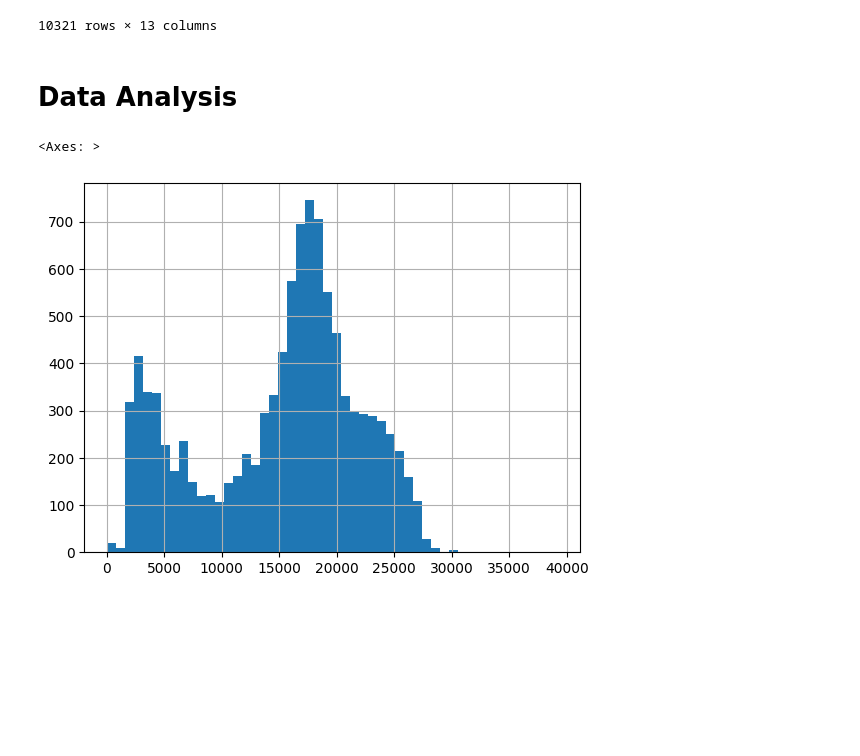
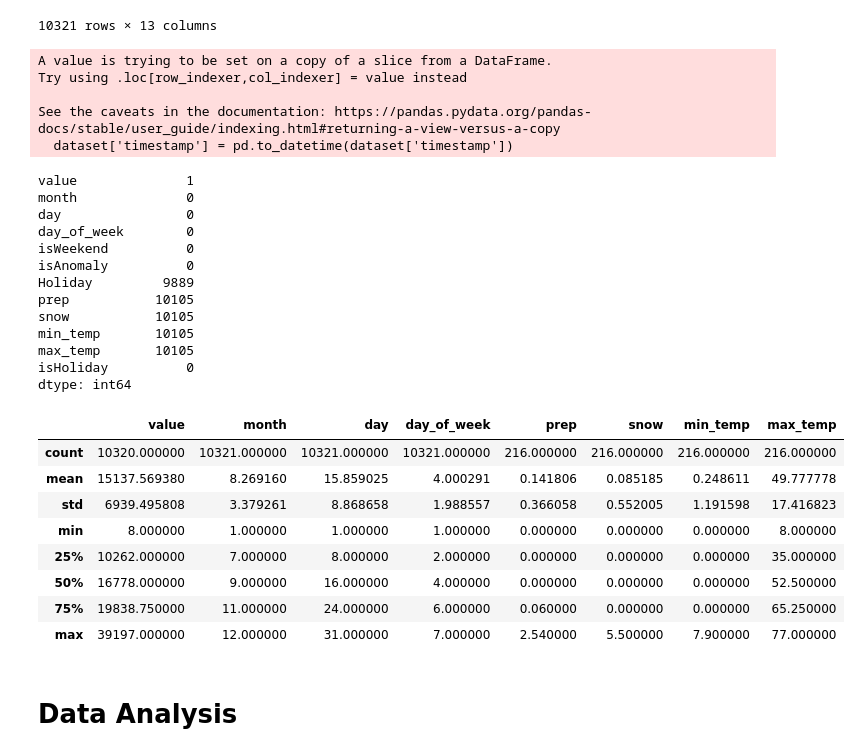
Before and after one commit to IKRAMJAAFAR/DeeL, a Jupyter notebook: preliminary.ipynb, the cells around one changed output. Saved outputs shown, nothing was run; the diff lists cells and outputs as text; code cells hidden in the pictures; blank space fills up the shorter version.

```diff
--- a/preliminary.ipynb
+++ b/preliminary.ipynb
@@ -230,10 +231,39 @@ See the caveats in the documentation: https://pandas.pydata.org/pandas-docs/stab
 # %%
 # Save the merged_data DataFrame to a CSV file
 dataset.to_csv('updated_dataset.csv', index=False)
+# %%
+dataset['timestamp'] = pd.to_datetime(dataset['timestamp'])
+dataset = dataset.set_index("timestamp")
+print(dataset.isnull().sum())
+print()
+dataset.describe()
+# %% [output]
+A value is trying to be set on a copy of a slice from a DataFrame.
+Try using .loc[row_indexer,col_indexer] = value instead
+
+See the caveats in the documentation: https://pandas.pydata.org/pandas-docs/stable/user_guide/indexing.html#returning-a-view-versus-a-copy
+  dataset['timestamp'] = pd.to_datetime(dataset['timestamp'])
+value              1
+month              0
+day                0
+day_of_week        0
+isWeekend          0
+isAnomaly          0
+Holiday         9889
+prep           10105
+snow           10105
+min_temp       10105
+max_temp       10105
+isHoliday          0
+dtype: int64
+|  | value | month | day | day_of_week | prep | snow | min_temp | max_temp |
+| count | 10320.000000 | 10321.000000 | 10321.000000 | 10321.000000 | 216.000000 | 216.000000 | 216.000000 | 216.000000 |
+| mean | 15137.569380 | 8.269160 | 15.859025 | 4.000291 | 0.141806 | 0.085185 | 0.248611 | 49.777778 |
+| std | 6939.495808 | 3.379261 | 8.868658 | 1.988557 | 0.366058 | 0.552005 | 1.191598 | 17.416823 |
+| min | 8.000000 | 1.000000 | 1.000000 | 1.000000 | 0.000000 | 0.000000 | 0.000000 | 8.000000 |
+| 25% | 10262.000000 | 7.000000 | 8.000000 | 2.000000 | 0.000000 | 0.000000 | 0.000000 | 35.000000 |
+| 50% | 16778.000000 | 9.000000 | 16.000000 | 4.000000 | 0.000000 | 0.000000 | 0.000000 | 52.500000 |
+| 75% | 19838.750000 | 11.000000 | 24.000000 | 6.000000 | 0.060000 | 0.000000 | 0.000000 | 65.250000 |
+| max | 39197.000000 | 12.000000 | 31.000000 | 7.000000 | 2.540000 | 5.500000 | 7.900000 | 77.000000 |
 # %% [markdown]
 # Data Analysis
-# %%
-taxi_df['value'].hist(bins=50)
-# %% [output]
-<Axes: >
-[figure, removed]
```
Also changed, not shown: parts of 7 cells of this notebook.
